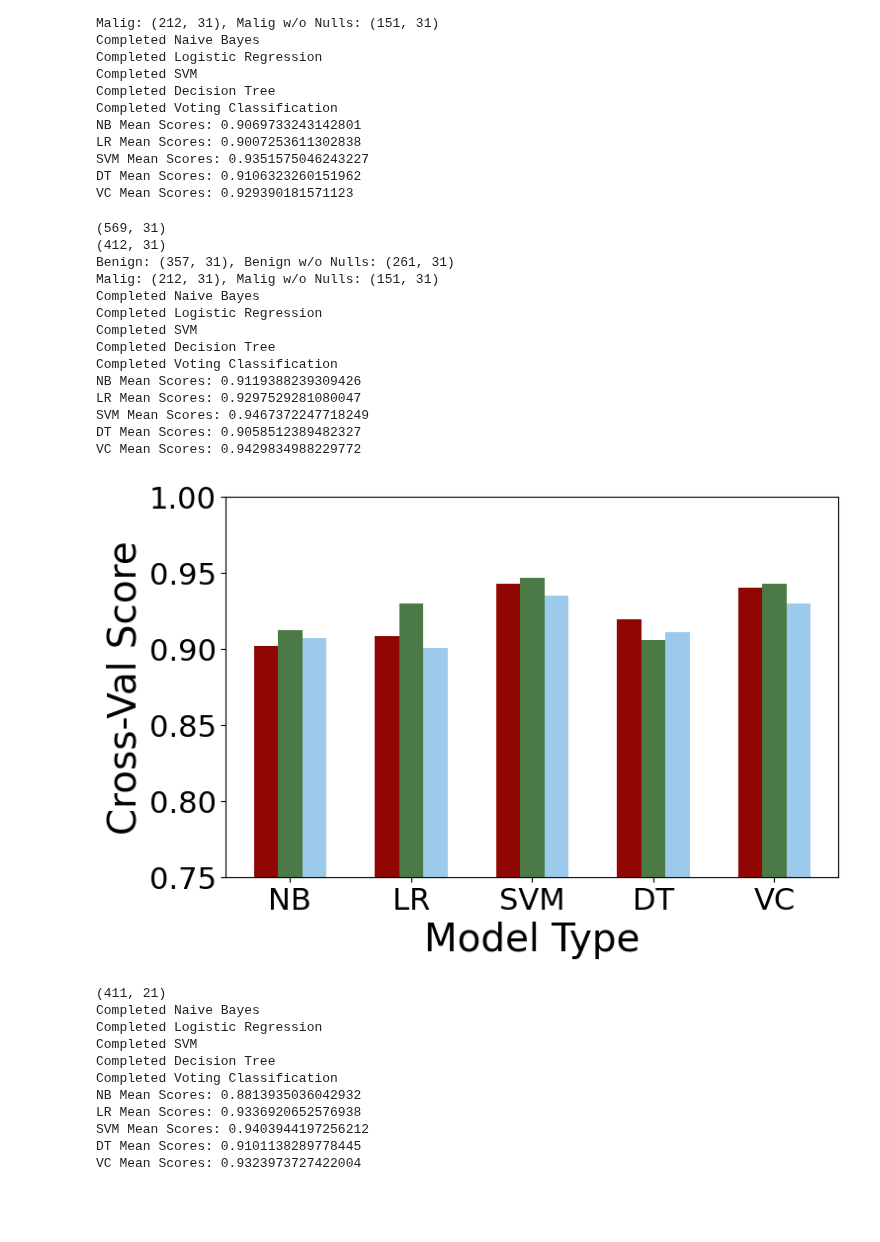
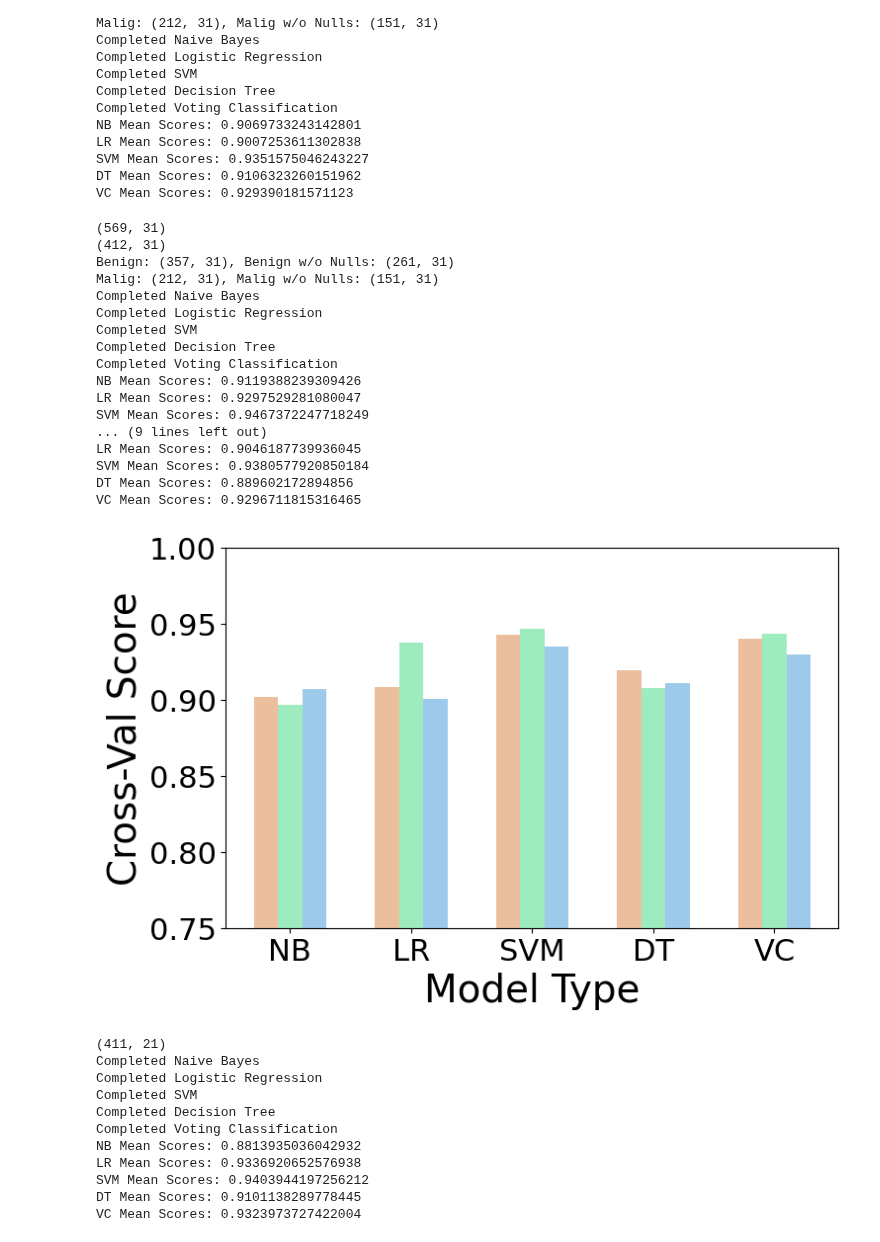
Before and after one commit to sprice134/MQP-2023, a Jupyter notebook: Code/Wole-Paper1/finalVersions/augmentationNullF1CrossVal.ipynb, the cells around one changed output. Drawn from its saved outputs; the diff is of its cells as text; code cells hidden in the pictures; blank space fills up the shorter version.

```diff
--- a/Code/Wole-Paper1/finalVersions/augmentationNullF1CrossVal.ipynb
+++ b/Code/Wole-Paper1/finalVersions/augmentationNullF1CrossVal.ipynb
@@ -299,12 +354,14 @@ np.random.seed(42)
 df, cols = prepWBC()
 df, cols = removeAtRandom(df, cols, 0.33)
 
-print(df.shape)
 finalDataset = df.dropna()
+finalDataset.columns = cols
+finalDataset = finalDataset[cols[1:]]
 print(finalDataset.shape)
 
 for i in finalDataset:
     finalDataset[i] = finalDataset[i].astype(np.int)
+
 X = finalDataset[finalDataset.columns[:-1]]
 y = finalDataset[finalDataset.columns[-1]]
 
@@ -391,7 +447,7 @@ plt.show()
 # %%
 random.seed(42)
 np.random.seed(42)
-df, cols = prepWDBC()
+df, colsV2 = prepWDBC()
 df, colsV2 = removeAtRandom(df, colsV2, 0.33)
 
 X = df[colsV2[:-1]]
@@ -505,12 +571,22 @@ y = df[colsV2[-1]]
 
 finalDataset = pd.DataFrame(meanImputationByClass(X, y))
 finalDataset.columns = colsV2
+X = finalDataset[finalDataset.columns[:-1]]
+y = finalDataset[finalDataset.columns[-1]]
+meanNBWDBC, meanLogWDBC, meanSVMWDBC, meanDTWDBC, meanVoteWDBC = trainF1CrossValModels(X, y, 10)
+printOutputs(meanNBWDBC, meanLogWDBC, meanSVMWDBC, meanDTWDBC, meanVoteWDBC)
 
 
-X = finalDataset[finalDataset.columns[:-1]]
-y = finalDataset[finalDataset.columns[-1]]
 
 
+
+
+bening_imputer = SimpleImputer(missing_values=np.nan, strategy='mean')
+bening_imputer = bening_imputer.fit(df)
+df = pd.DataFrame(bening_imputer.transform(df), columns=colsV2)
+print('New DF Shape: {}'.format(df.shape))
+X = df[df.columns[:-1]]
+y = df[df.columns[-1]]
 meanNBWDBC, meanLogWDBC, meanSVMWDBC, meanDTWDBC, meanVoteWDBC = trainF1CrossValModels(X, y, 10)
 printOutputs(meanNBWDBC, meanLogWDBC, meanSVMWDBC, meanDTWDBC, meanVoteWDBC)
 # %% [output]
@@ -526,34 +602,37 @@ Completed Voting Classification
 NB Mean Scores: 0.9119388239309426
 LR Mean Scores: 0.9297529281080047
 SVM Mean Scores: 0.9467372247718249
-DT Mean Scores: 0.9058512389482327
-VC Mean Scores: 0.9429834988229772
+... (9 lines left out)
+LR Mean Scores: 0.9046187739936045
+SVM Mean Scores: 0.9380577920850184
+DT Mean Scores: 0.889602172894856
+VC Mean Scores: 0.9296711815316465
 # %%
 X_vals = ['NB','LR','SVM', 'DT', 'VC']
 X_axis = np.arange(len(X_vals))
 
 wdbc_remove = [np.mean(removeNBWDBC), np.mean(removeLogWDBC), np.mean(removeSVMWDBC),
         np.mean(removeDTWDBC), np.mean(removeVoteWDBC)]
 wdbc_mean = [np.mean(meanNBWDBC), np.mean(meanLogWDBC), np.mean(meanSVMWDBC),
         np.mean(meanDTWDBC), np.mean(meanVoteWDBC)]
 wdbc_syn = [np.mean(synNBWDBC), np.mean(synLogWDBC), np.mean(synSVMWDBC),
         np.mean(synDTWDBC), np.mean(synVoteWDBC)]
 
 
-plt.bar(X_axis - 0.2, wdbc_remove, 0.2, label = 'Imbalanced Data', color='#900603')
-plt.bar(X_axis - 0.0, wdbc_mean, 0.2, label = 'Smote Data\n(From Imbalanced)', color='#4B7A47')
+plt.bar(X_axis - 0.2, wdbc_remove, 0.2, label = 'Imbalanced Data', color='#ebbe9d')
+plt.bar(X_axis - 0.0, wdbc_mean, 0.2, label = 'Smote Data\n(From Imbalanced)', color='#9debbe')
 plt.bar(X_axis + 0.2, wdbc_syn, 0.2, label = 'Synethic Data\n(From Imbalanced)', color='#9DCAEB')
 plt.xticks(X_axis, X_vals)
 plt.xlabel("Model Type")
 plt.ylabel("Cross-Val Score")
 plt.ylim(0.75,1)
 plt.rcParams["figure.figsize"] = (8, 5)
 plt.rcParams.update({'font.size': 28})
 plt.rc('xtick', labelsize=22)
 plt.rc('ytick', labelsize=22)
 plt.show()
 # %% [output]
-[figure, old version]
+[figure, new version]
 # %%
 random.seed(42)
 np.random.seed(42)
```
Also changed, not shown: parts of 12 cells of this notebook, 18 other files.
